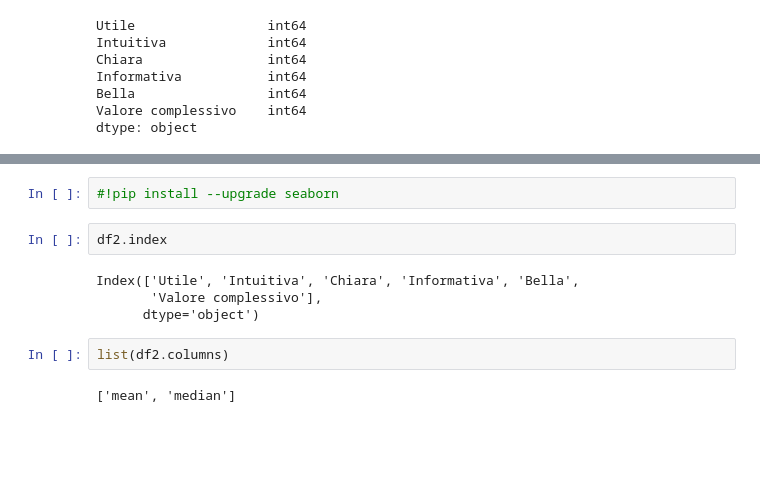
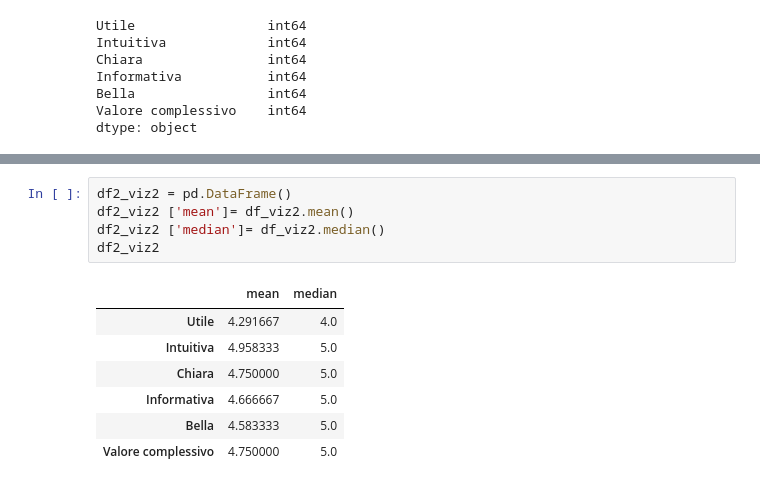
Before and after one commit to DBertazioli/ARmeetup, a Jupyter notebook: Visualizations/survey/snake diagram.ipynb, the cells around one changed output, grey strips where cells are left out. Saved outputs shown, nothing was run; the diff lists cells and outputs as text; blank space fills up the shorter version.

```diff
--- a/Visualizations/survey/snake diagram.ipynb
+++ b/Visualizations/survey/snake diagram.ipynb
@@ -51,12 +70,13 @@ df2
-# %%
-#!pip install --upgrade seaborn
-# %%
-df2.index
-# %% [output]
-Index(['Utile', 'Intuitiva', 'Chiara', 'Informativa', 'Bella',
-       'Valore complessivo'],
-      dtype='object')
-# %%
-list(df2.columns)
-# %% [output]
-['mean', 'median']
+# %%
+df2_viz2 = pd.DataFrame()
+df2_viz2 ['mean']= df_viz2.mean()
+df2_viz2 ['median']= df_viz2.median()
+df2_viz2
+# %% [output]
+|  | mean | median |
+| Utile | 4.291667 | 4.0 |
+| Intuitiva | 4.958333 | 5.0 |
+| Chiara | 4.750000 | 5.0 |
+| Informativa | 4.666667 | 5.0 |
+| Bella | 4.583333 | 5.0 |
+| Valore complessivo | 4.750000 | 5.0 |
```
Also changed, not shown: parts of 16 cells of this notebook, 2 other files.
